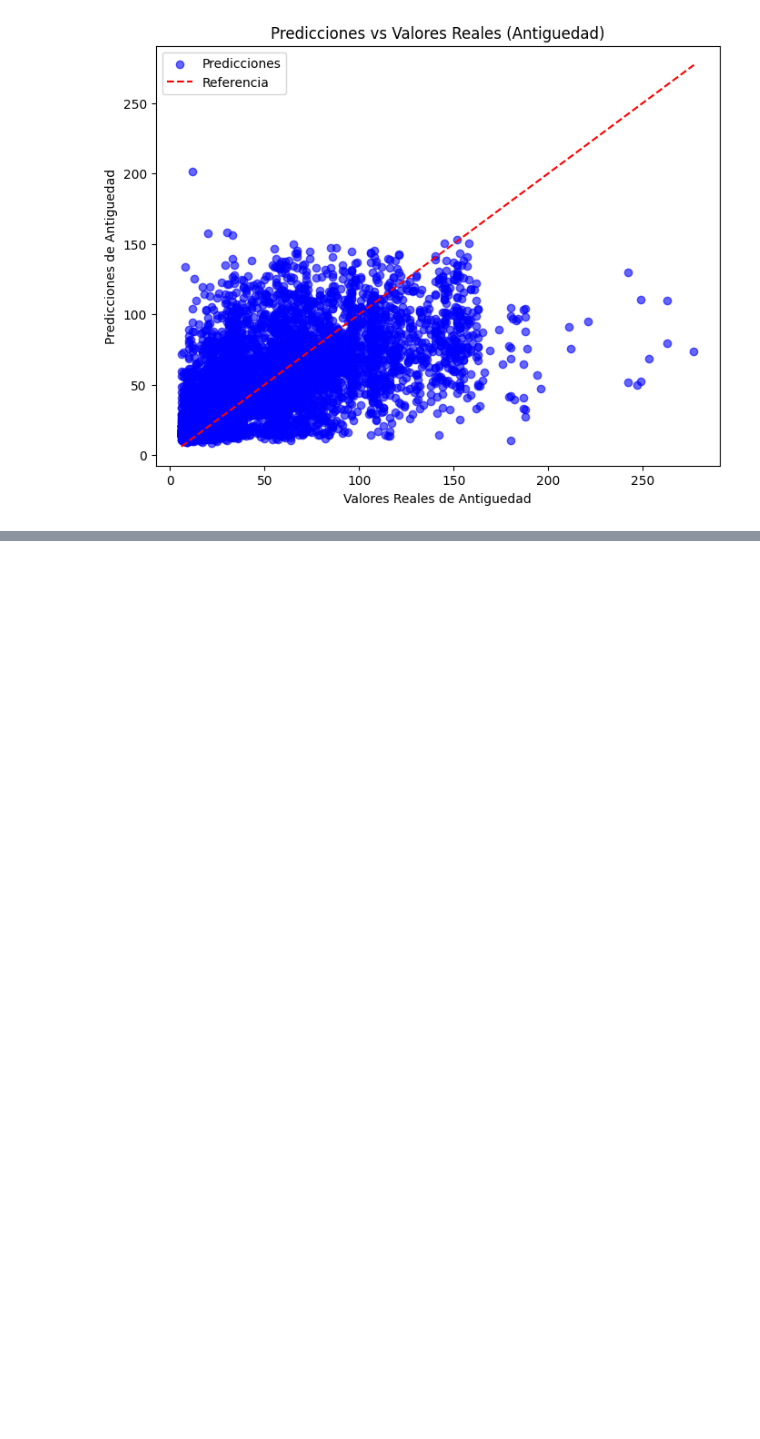
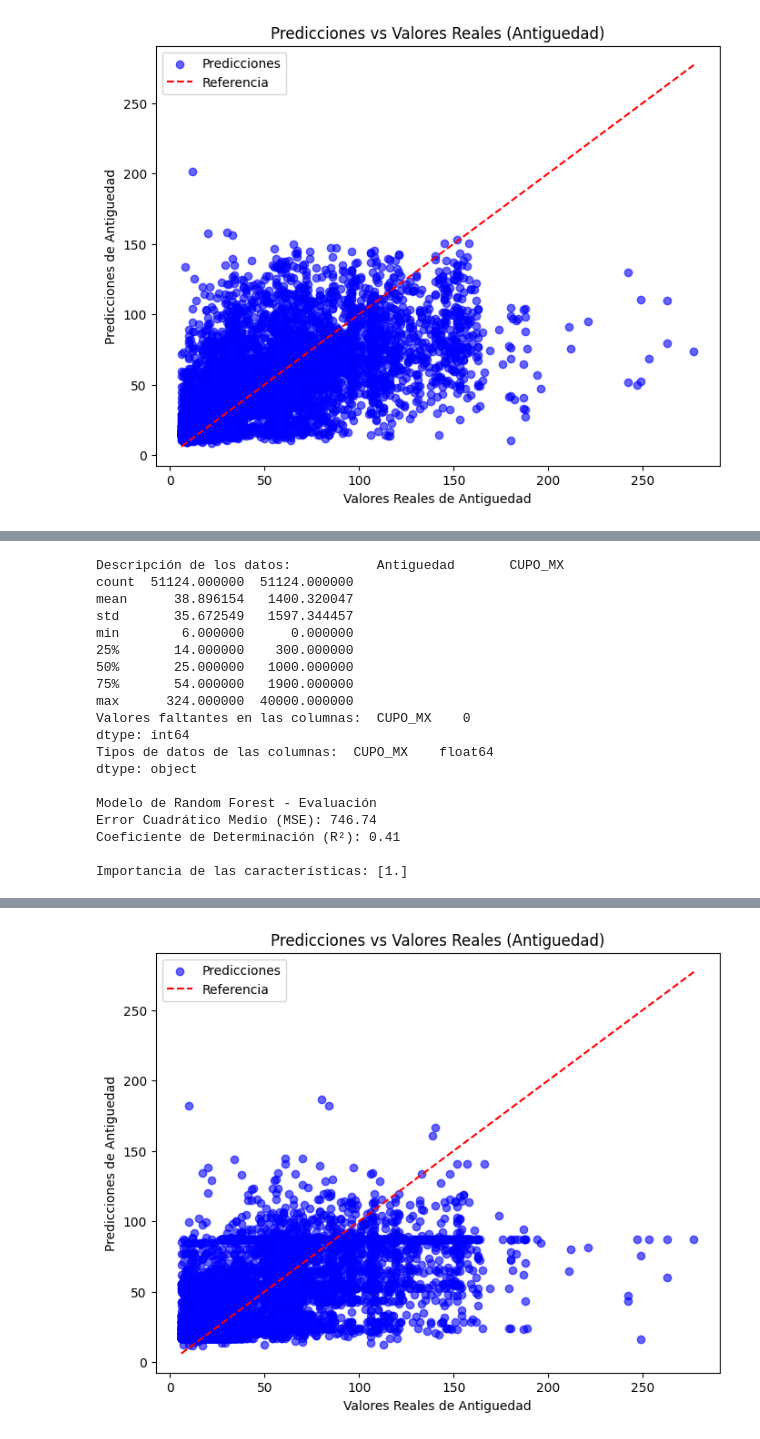
Before and after one commit to JuanAmpuero06/monopoly, a Jupyter notebook: notebooks/Phase 4 regression model.ipynb, the cells around one changed output, grey strips where cells are left out. Saved outputs shown, nothing was run; the diff lists cells and outputs as text; code cells hidden in the pictures; blank space fills up the shorter version.

Commit message:
Fase 4 regresion 2 modelos

```diff
--- a/notebooks/Phase 4 regression model.ipynb
+++ b/notebooks/Phase 4 regression model.ipynb
@@ -186,0 +194,78 @@ Coeficiente de Determinación (R²): 0.46
+# %%
+# Verificación de los datos
+print("Descripción de los datos: ", df2[['Antiguedad', 'CUPO_MX']].describe())
+
+# Características y objetivo
+y_antiguedad = df2['Antiguedad']  # La variable objetivo
+X_cupo_mx = df2[['CUPO_MX']]  # Característica
+
+# Comprobar si hay valores faltantes
+print("Valores faltantes en las columnas: ", X_cupo_mx.isnull().sum())
+
+# Verificar tipos de datos y realizar conversión si es necesario
+print("Tipos de datos de las columnas: ", X_cupo_mx.dtypes)
+
+# Dividir los datos en conjunto de entrenamiento y prueba
+X_train, X_test, y_train, y_test = train_test_split(X_cupo_mx, y_antiguedad, test_size=0.2, random_state=42)
+
+# Normalizar las características
+scaler = StandardScaler()
+X_train_scaled = scaler.fit_transform(X_train)
+X_test_scaled = scaler.transform(X_test)
+
+# Entrenar el modelo de Random Forest
+model_rf_cupo_mx = RandomForestRegressor(n_estimators=100, random_state=42)
+model_rf_cupo_mx.fit(X_train_scaled, y_train)
+
+# Realizar predicciones
+y_pred_rf_cupo_mx = model_rf_cupo_mx.predict(X_test_scaled)
+
+# Evaluar el modelo
+mse_rf_cupo_mx = mean_squared_error(y_test, y_pred_rf_cupo_mx)
+r2_rf_cupo_mx = r2_score(y_test, y_pred_rf_cupo_mx)
+
+# Imprimir los resultados de evaluación
+print(f"\nModelo de Random Forest - Evaluación")
+print(f"Error Cuadrático Medio (MSE): {mse_rf_cupo_mx:.2f}")
+print(f"Coeficiente de Determinación (R²): {r2_rf_cupo_mx:.2f}")
+
+# Mostrar la importancia de las características (en este caso solo CUPO_MX)
+importances = model_rf_cupo_mx.feature_importances_
+print(f"\nImportancia de las características: {importances}")
+
+# Gráfico de Predicciones vs Valores Reales
+plt.figure(figsize=(8, 6))
+plt.scatter(y_test, y_pred_rf_cupo_mx, color='blue', label='Predicciones', alpha=0.6)
+plt.plot([y_test.min(), y_test.max()], [y_test.min(), y_test.max()], color='red', linestyle='--', label='Referencia')
+plt.title('Predicciones vs Valores Reales (Antiguedad)')
+plt.xlabel('Valores Reales de Antiguedad')
+plt.ylabel('Predicciones de Antiguedad')
+plt.legend()
+plt.show()
+
+# Graficar la importancia de las características
+plt.figure(figsize=(8, 6))
+plt.barh(['CUPO_MX'], importances, color='skyblue')
+plt.xlabel('Importancia')
+plt.title('Importancia de las características en el modelo')
+plt.show()
+# %% [output]
+Descripción de los datos:           Antiguedad       CUPO_MX
+count  51124.000000  51124.000000
+mean      38.896154   1400.320047
+std       35.672549   1597.344457
+min        6.000000      0.000000
+25%       14.000000    300.000000
+50%       25.000000   1000.000000
+75%       54.000000   1900.000000
+max      324.000000  40000.000000
+Valores faltantes en las columnas:  CUPO_MX    0
+dtype: int64
+Tipos de datos de las columnas:  CUPO_MX    float64
+dtype: object
+
+Modelo de Random Forest - Evaluación
+Error Cuadrático Medio (MSE): 746.74
+Coeficiente de Determinación (R²): 0.41
+
+Importancia de las características: [1.]
@@ -186,0 +273 @@ Coeficiente de Determinación (R²): 0.46
+[figure, added]
```
Also changed, not shown: parts of 6 cells of this notebook.
